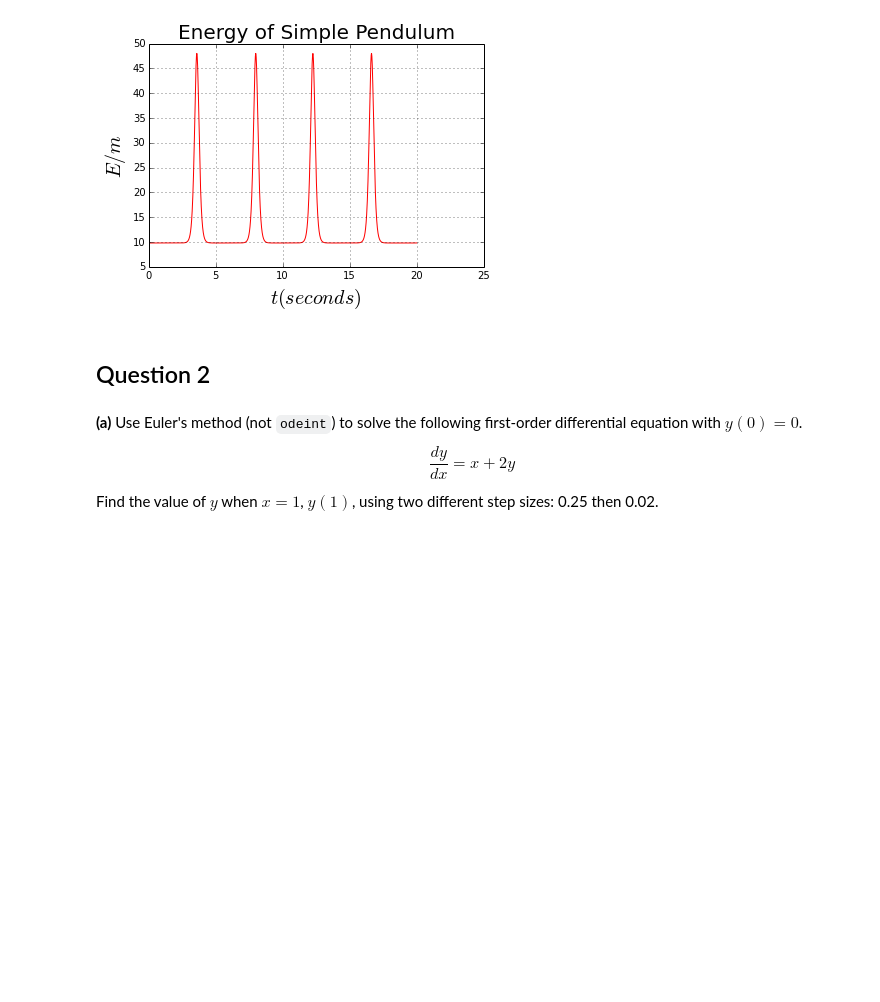
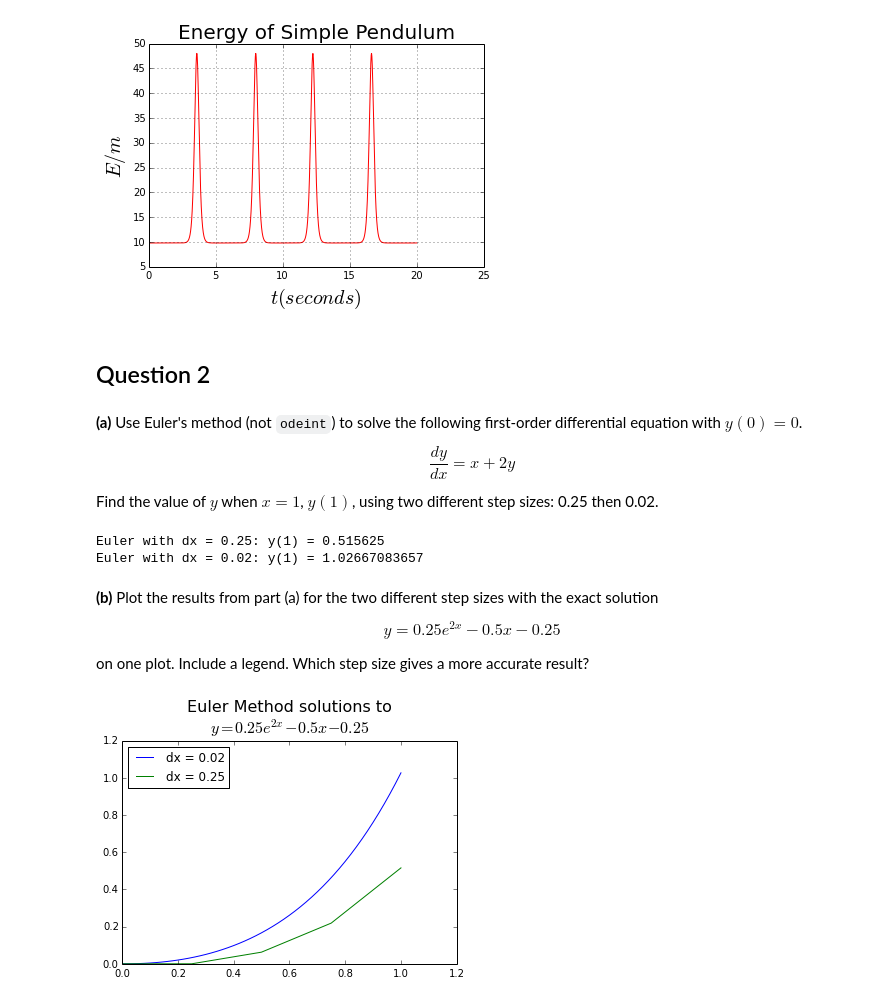
Before and after one commit to pnguye41/PHYS202-S14, a Jupyter notebook: SciPy/ODEExercises.ipynb, the cells around one changed output. Saved outputs shown, nothing was run; the diff lists cells and outputs as text; code cells hidden in the pictures; blank space fills up the shorter version.

```diff
--- a/SciPy/ODEExercises.ipynb
+++ b/SciPy/ODEExercises.ipynb
@@ -223,3 +226,46 @@ plt.show()
 \frac{dy}{dx} = x + 2y
 \end{equation}
 Find the value of $y$ when $x = 1$, $y(1)$, using two different step sizes: 0.25 then 0.02.
+# %%
+def EulerSolution(xmax,dx):
+    nsteps = int((xmax+dx)/dx)
+    x = np.zeros(nsteps)
+    v = np.zeros(nsteps)
+    y = np.zeros(nsteps)
+
+    #set init conditions, redundant in this example
+    x[0] = 0.
+    v[0] = 0.
+    y[0] = 0.
+
+    for i in range(len(x)-1):
+        x[i+1] = x[i] + dx
+        v[i] = x[i] + 2*y[i]
+        y[i+1] = y[i] + dx * v[i]
+
+    return x,y,y[-1]
+
+print "Euler with dx = 0.25: y(1) =",EulerSolution(1.,0.25)[2]
+print "Euler with dx = 0.02: y(1) =",EulerSolution(1.,0.02)[2]
+# %% [output]
+Euler with dx = 0.25: y(1) = 0.515625
+Euler with dx = 0.02: y(1) = 1.02667083657
+# %% [markdown]
+**(b)** Plot the results from part (a) for the two different step sizes with the exact solution
+
+\begin{equation}
+y=0.25e^{2x}−0.5x−0.25
+\end{equation}
+
+on one plot. Include a legend. Which step size gives a more accurate result?
+# %%
+exact_solution = lambda x: 0.25*(exp(2*x)) - 0.5*x - 0.25
+x = np.arange(0.,1.,0.001)
+plt.plot(EulerSolution(1.,0.02)[0],EulerSolution(1.,0.02)[1],label="dx = 0.02")
+plt.plot(EulerSolution(1.,0.25)[0],EulerSolution(1.,0.25)[1],label="dx = 0.25")
+
+plt.title("Euler Method solutions to\n$y = 0.25e^{2x} - 0.5x - 0.25$",fontsize=16)
+plt.legend(loc="upper left")
+plt.show()
+# %% [output]
+[figure, added]
```
Also changed, not shown: parts of 18 cells of this notebook, 1 other file.
